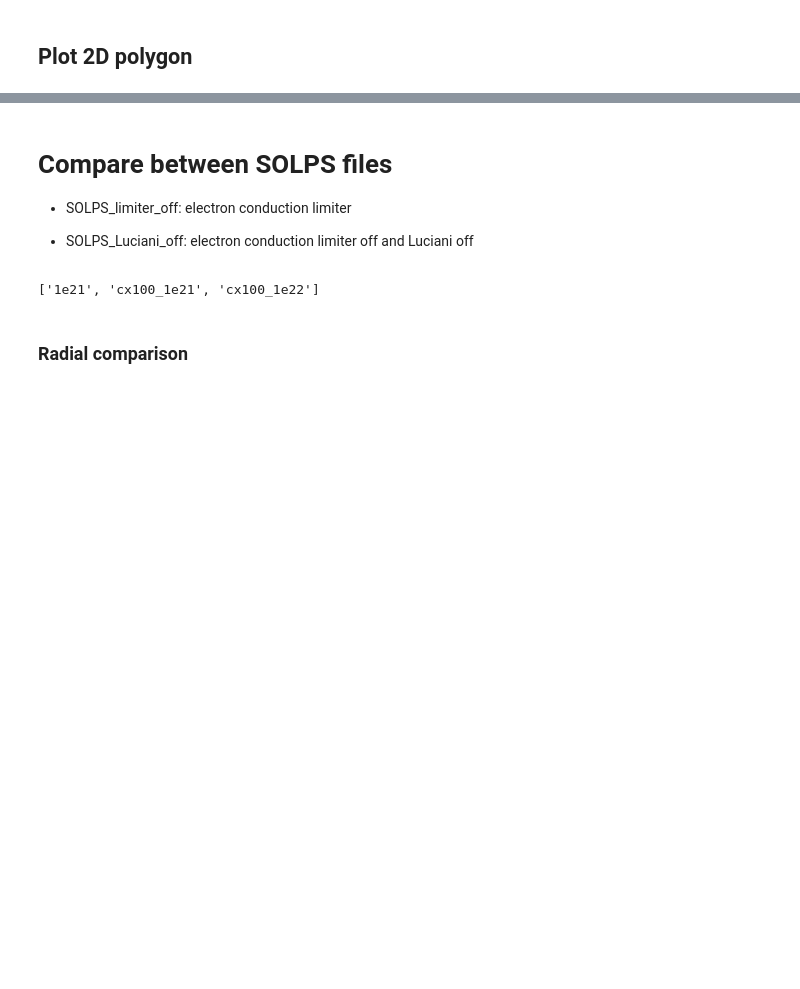
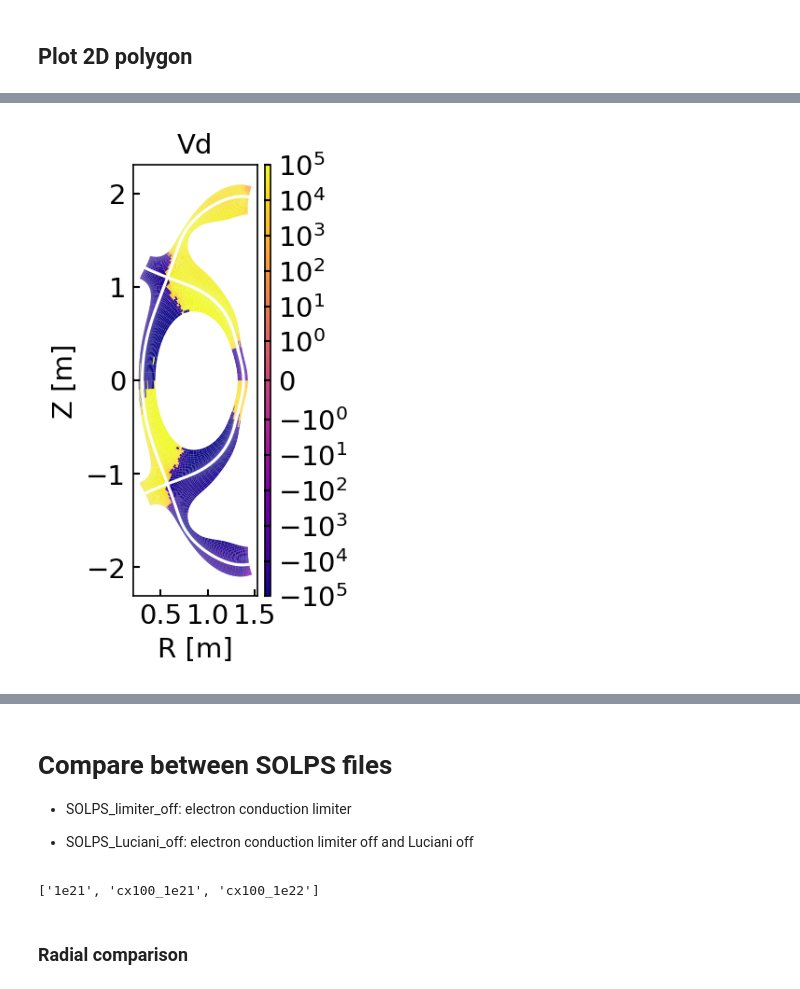
Before and after one commit to sun51027/hermes3-2dplots, a Jupyter notebook: plot_solps_balance.ipynb, the cells around one changed output, grey strips where cells are left out. Saved outputs shown, nothing was run; the diff lists cells and outputs as text; code cells hidden in the pictures; blank space fills up the shorter version.

```diff
--- a/plot_solps_balance.ipynb
+++ b/plot_solps_balance.ipynb
@@ -337 +331,12 @@ FileNotFoundError: [Errno 2] No such file or directory: 'solps_files/fort.44'
+# %%
+
+# --- Velocity Calculation ---
+# Get Neutral Density from your SOLPScase (shape is already nx, ny)
+Nd = bal.bal["Na"]
+# Do a safe division: Vd = pfluxa / Nd (outputs 0 where Nd is 0)
+Vd = np.divide(pfluxa_padded, Nd, out=np.zeros_like(pfluxa_padded), where=(Nd!=0))
+# Plot the new velocity array!
+bal.plot_2d("Vd", data=Vd, logscale=True,vmin= - 1e5, vmax=1e5, cmap="plasma")
+# %% [output]
+[figure, added]
 # %%
```
Also changed, not shown: parts of 19 cells of this notebook, 4 other files.
